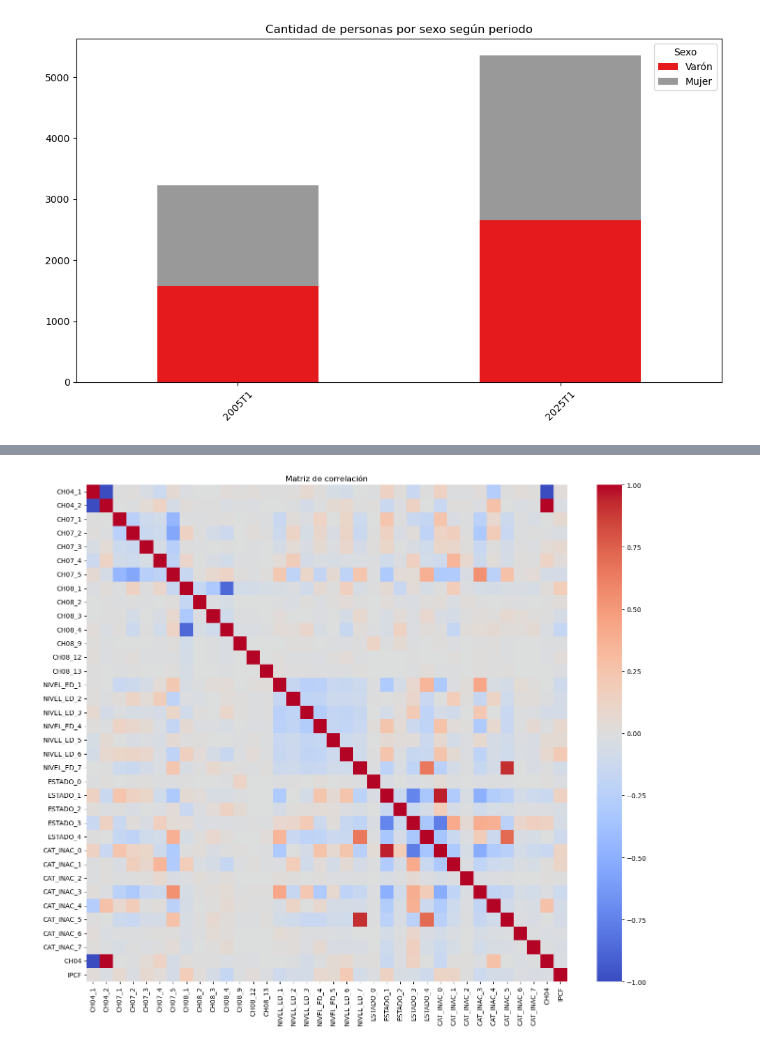
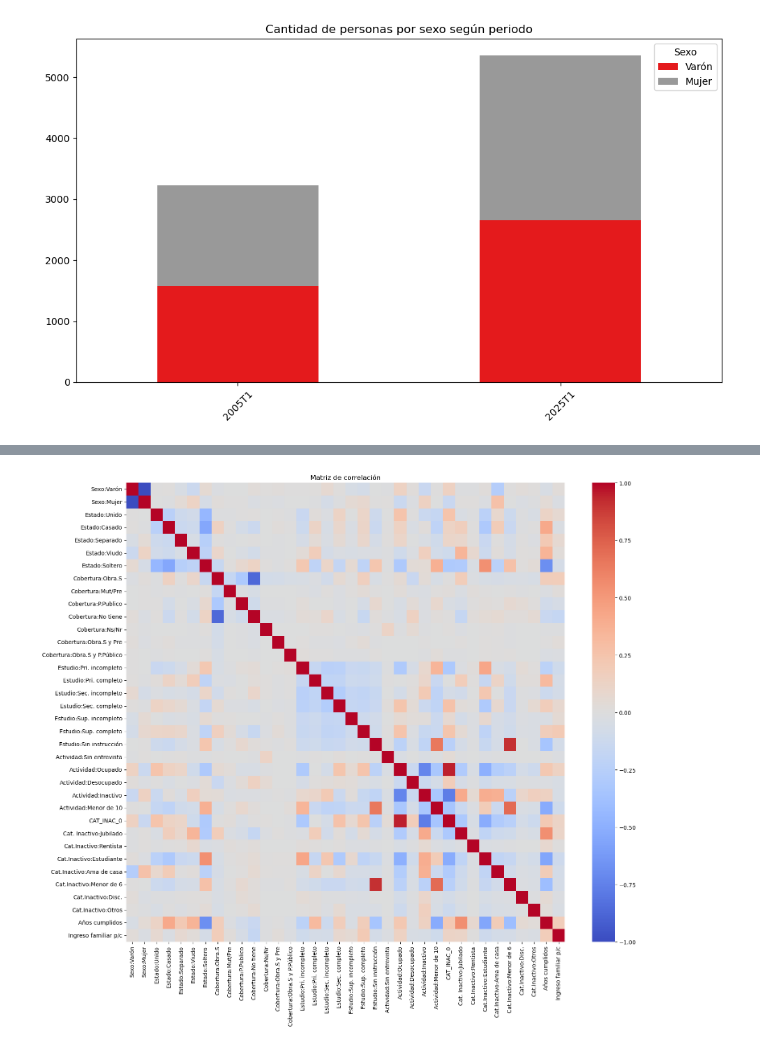
Before and after one commit to franlecam/BigDataUBA-Grupo1, a Jupyter notebook: tp1.ipynb, the cells around one changed output, grey strips where cells are left out. Cells and saved outputs as stored; diff of their text form; code cells hidden in the pictures.

```diff
--- a/tp1.ipynb
+++ b/tp1.ipynb
@@ -995,30 +1069,34 @@ df_individuos_dummies['IPCF'] = pd.to_numeric(df_individuos_dummies['IPCF'], err
 # %%
-# Seleccionar dummies + CH04 + IPCF
-# Todas las columnas que empiezan con variables categóricas codificadas (ej: CH08_, NIVEL_ED_, etc.)
-# más CH04 e IPCF
+# Seleccionar dummies y variables numericas a utilizar
 
 columnas_dummies = [col for col in df_individuos_dummies.columns
                     if col.startswith(('CH04_', 'CH07_', 'CH08_', 'NIVEL_ED_', 'ESTADO_', 'CAT_INAC_'))]
 
-# Agregamos CH04 e IPCF
-columnas_finales = columnas_dummies + ['CH04', 'IPCF']
+# Agregamos CH06 e IPCF
+columnas_finales = columnas_dummies + ['CH06', 'IPCF']
 
 # Creamos el DataFrame filtrado
 df_corr = df_individuos_dummies[columnas_finales]
-# %%
-import seaborn as sns
-import matplotlib.pyplot as plt
-
-corr_matrix = df_corr.corr()
-
-plt.figure(figsize=(14, 12))
-sns.heatmap(corr_matrix, cmap='coolwarm', center=0, annot=False)
-
-plt.title('Matriz de correlación')
-plt.tight_layout()
-plt.show()
-# %% [output]
-[figure, removed]
+# %%
+# Aseguramos que todos los nombres estén mapeados
+cols_actuales = df_corr.columns
+cols_renombradas = [etiquetas.get(col, col) for col in cols_actuales]
+
+# Asignamos los nuevos nombres
+df_corr.columns = cols_renombradas
+corr_matrix = df_corr.corr()
+# %%
+#grafico la matriz de correlacion con heatmap
+import seaborn as sns
+
+plt.figure(figsize=(16, 14))
+sns.heatmap(corr_matrix, cmap='coolwarm', center=0, annot=False)
+
+plt.title('Matriz de correlación')
+plt.tight_layout()
+plt.show()
+# %% [output]
+[figure, added]
 # %%
 # Parte 3 | Fran
 
```
Also changed, not shown: parts of 2 cells of this notebook.
